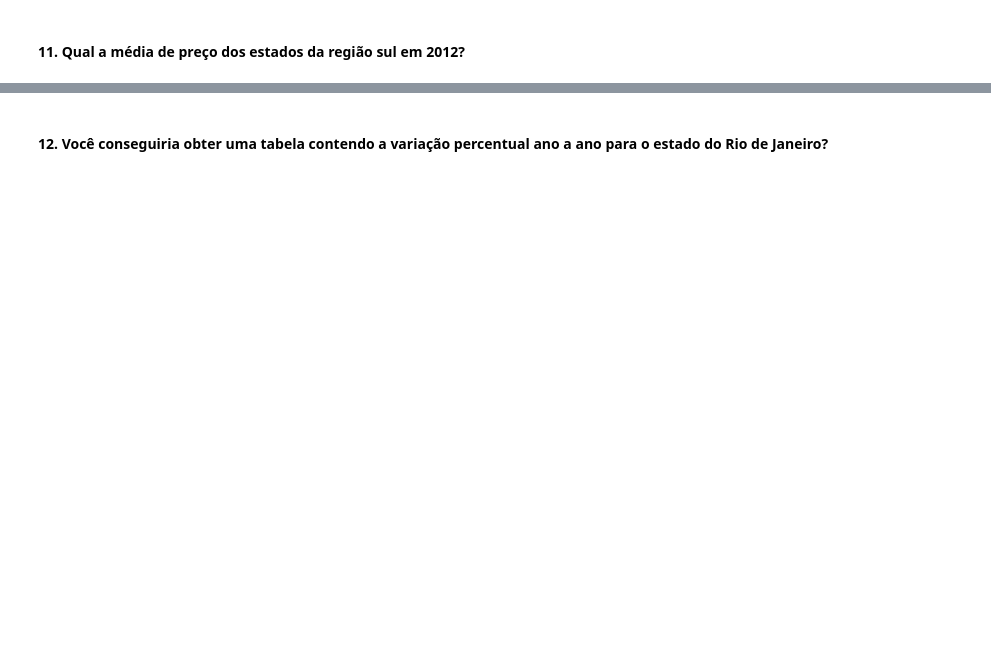
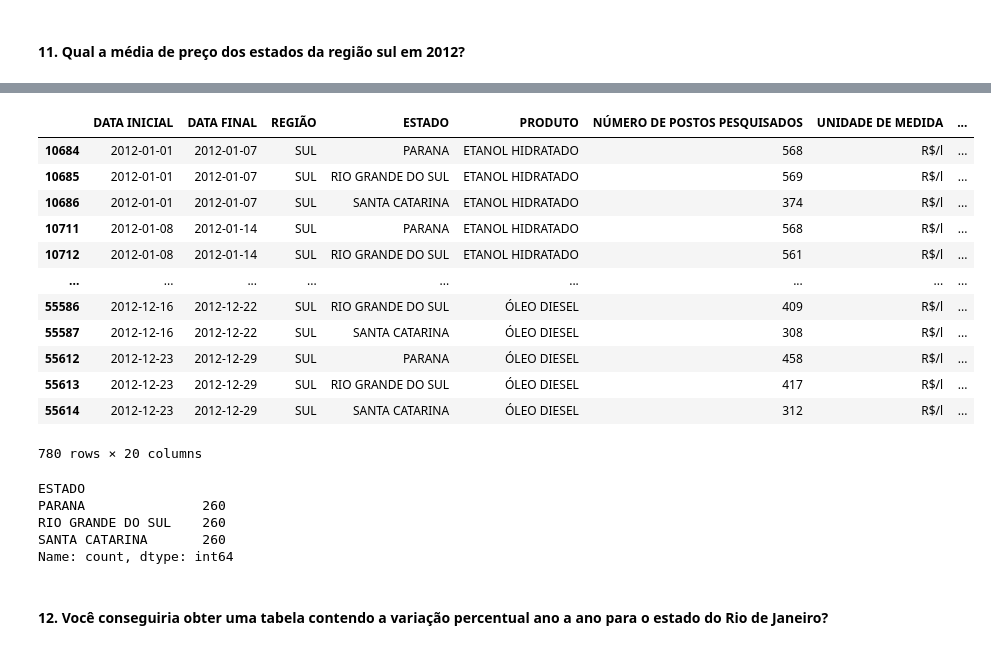
Before and after one commit to eumarianamota/data-science-studies, a Jupyter notebook: modulo-6/ex-01/exercises-1.ipynb, the cells around one changed output, grey strips where cells are left out. Cells and saved outputs as stored; diff of their text form; code cells hidden in the pictures; blank space fills up the shorter version.

```diff
--- a/modulo-6/ex-01/exercises-1.ipynb
+++ b/modulo-6/ex-01/exercises-1.ipynb
@@ -115,2 +186,29 @@ Name: count, dtype: int64
+# %%
+dataframe["ANO"] = dataframe["DATA FINAL"].dt.strftime("%Y")
+# %%
+selecao = dataframe[(dataframe["REGIÃO"] == "SUL") & (dataframe["ANO"] == '2012')]
+selecao
+# %% [output]
+|  | DATA INICIAL | DATA FINAL | REGIÃO | ESTADO | PRODUTO | NÚMERO DE POSTOS PESQUISADOS | UNIDADE DE MEDIDA | ... |
+| 10684 | 2012-01-01 | 2012-01-07 | SUL | PARANA | ETANOL HIDRATADO | 568 | R$/l | ... |
+| 10685 | 2012-01-01 | 2012-01-07 | SUL | RIO GRANDE DO SUL | ETANOL HIDRATADO | 569 | R$/l | ... |
+| 10686 | 2012-01-01 | 2012-01-07 | SUL | SANTA CATARINA | ETANOL HIDRATADO | 374 | R$/l | ... |
+| 10711 | 2012-01-08 | 2012-01-14 | SUL | PARANA | ETANOL HIDRATADO | 568 | R$/l | ... |
+| 10712 | 2012-01-08 | 2012-01-14 | SUL | RIO GRANDE DO SUL | ETANOL HIDRATADO | 561 | R$/l | ... |
+| ... | ... | ... | ... | ... | ... | ... | ... | ... |
+| 55586 | 2012-12-16 | 2012-12-22 | SUL | RIO GRANDE DO SUL | ÓLEO DIESEL | 409 | R$/l | ... |
+| 55587 | 2012-12-16 | 2012-12-22 | SUL | SANTA CATARINA | ÓLEO DIESEL | 308 | R$/l | ... |
+| 55612 | 2012-12-23 | 2012-12-29 | SUL | PARANA | ÓLEO DIESEL | 458 | R$/l | ... |
+| 55613 | 2012-12-23 | 2012-12-29 | SUL | RIO GRANDE DO SUL | ÓLEO DIESEL | 417 | R$/l | ... |
+| 55614 | 2012-12-23 | 2012-12-29 | SUL | SANTA CATARINA | ÓLEO DIESEL | 312 | R$/l | ... |
+780 rows × 20 columns
+# %%
+selecao["ESTADO"].value_counts()
+# %% [output]
+ESTADO
+PARANA               260
+RIO GRANDE DO SUL    260
+SANTA CATARINA       260
+Name: count, dtype: int64
 # %% [markdown]
 #### 12. Você conseguiria obter uma tabela contendo a variação percentual ano a ano para o estado do Rio de Janeiro?
```
Also changed, not shown: parts of 8 cells of this notebook, 3 other files.
